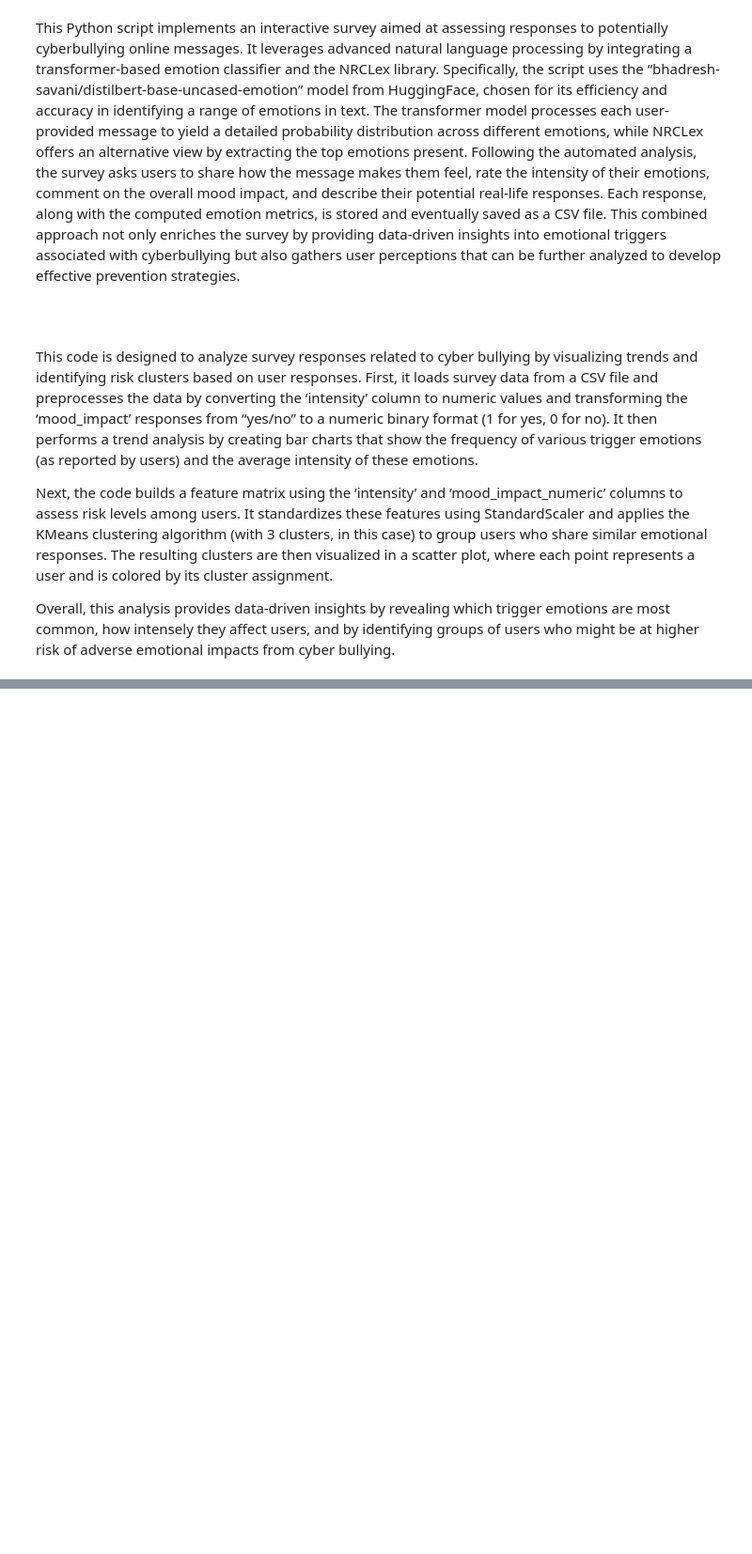
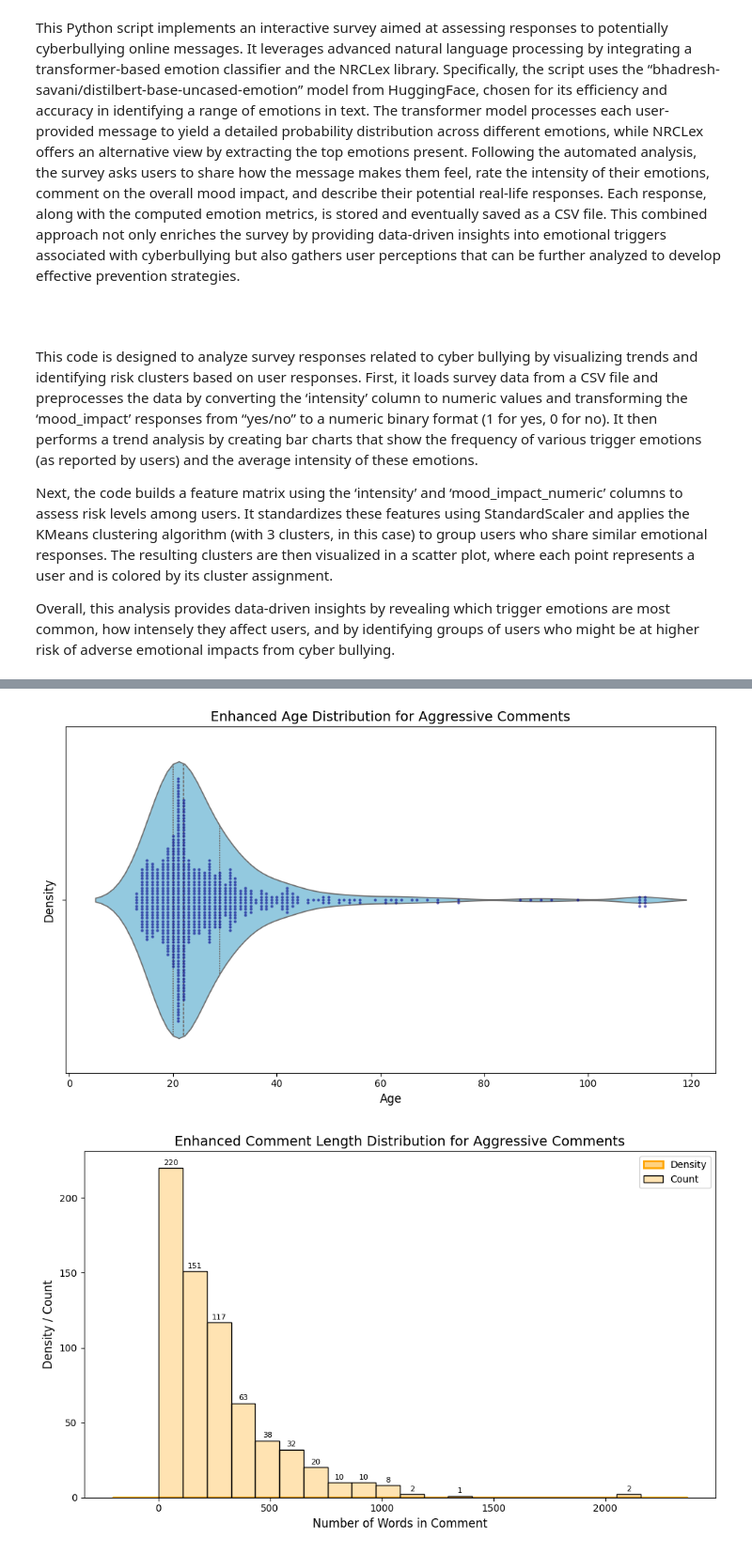
Before and after one commit to y1hanh/shieldspacebackend, a Jupyter notebook: data/cyber bullying -1.ipynb, the cells around one changed output, grey strips where cells are left out. Shown: that part at 94% size. Saved outputs shown, nothing was run; the diff lists cells and outputs as text; code cells hidden in the pictures; blank space fills up the shorter version.

Commit message:
Adding data insights of you tube data

```diff
--- a/data/cyber bullying -1.ipynb
+++ b/data/cyber bullying -1.ipynb
@@ -471,0 +533,75 @@ print("Cluster assignments:\n", df['cluster'].value_counts())
+# %%
+import pandas as pd
+import matplotlib.pyplot as plt
+import seaborn as sns
+
+# Load the CSV file with sentiment analysis results
+df = pd.read_csv("youtube_parsed_dataset_sentiment.csv")
+
+# Filter for rows flagged as "Aggressive" and create a copy to avoid SettingWithCopyWarning
+df_aggressive = df[df['sentiment_class'] == 'Aggressive'].copy()
+
+# Create a new column for comment length (number of words)
+df_aggressive['comment_length'] = df_aggressive['Text'].apply(lambda x: len(str(x).split()))
+
+# ---------------- Enhanced Age Distribution ----------------
+plt.figure(figsize=(10, 6))
+sns.violinplot(x=df_aggressive['Age'], color='skyblue', inner='quartile')
+sns.swarmplot(x=df_aggressive['Age'], color='darkblue', size=3, alpha=0.6)
+plt.title("Enhanced Age Distribution for Aggressive Comments", fontsize=14)
+plt.xlabel("Age", fontsize=12)
+plt.ylabel("Density", fontsize=12)
+plt.tight_layout()
+plt.show()
+
+
+
+
+# Plot the KDE + Histogram
+plt.figure(figsize=(10, 6))
+
+# Plot the KDE (Density)
+ax = sns.kdeplot(
+    data=df_aggressive,
+    x='comment_length',
+    fill=True,
+    color='orange',
+    alpha=0.5,
+    linewidth=2,
+    label="Density"
+)
+
+# Plot the Histogram
+hist_plot = sns.histplot(
+    data=df_aggressive,
+    x='comment_length',
+    bins=20,
+    color='orange',
+    edgecolor='black',
+    alpha=0.3,
+    label="Count"
+)
+
+# Annotate each histogram bar with its count
+for patch in hist_plot.patches:
+    height = patch.get_height()
+    if height > 0:  # Only annotate bars that have a height > 0
+        x_position = patch.get_x() + patch.get_width() / 2
+        hist_plot.text(
+            x_position,
+            height + 1,             # Slight offset above the bar
+            f'{int(height)}',       # Convert float to int for a clean label
+            ha='center',
+            va='bottom',
+            fontsize=8
+        )
+
+plt.title("Enhanced Comment Length Distribution for Aggressive Comments", fontsize=14)
+plt.xlabel("Number of Words in Comment", fontsize=12)
+plt.ylabel("Density / Count", fontsize=12)
+plt.legend()
+plt.tight_layout()
+plt.show()
+# %% [output]
+[figure, added]
+[figure, added]
```
Also changed, not shown: parts of 4 cells of this notebook.
